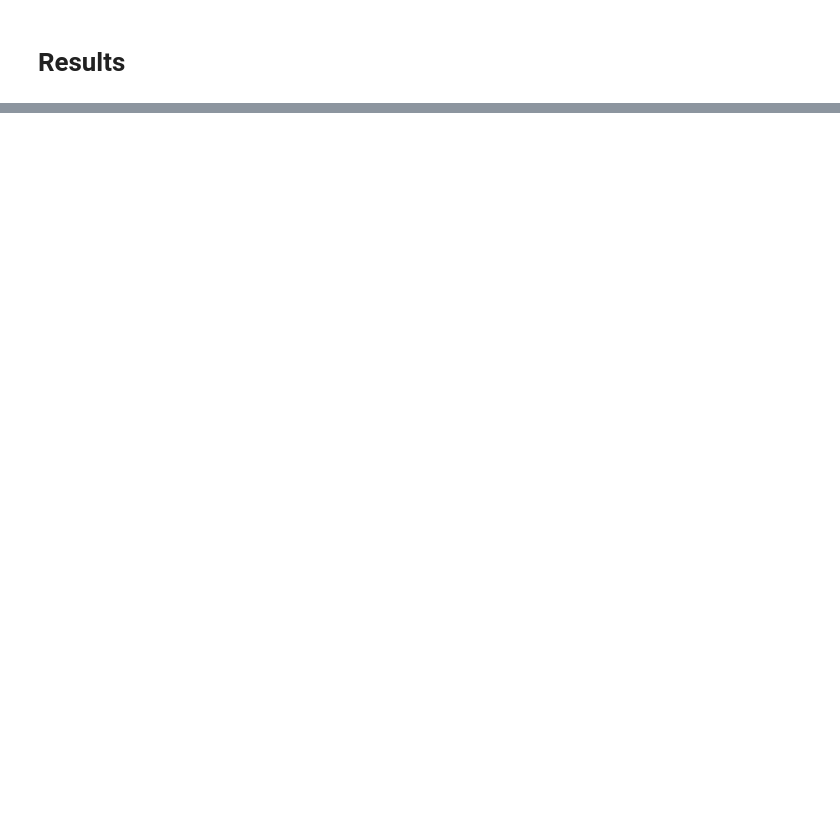
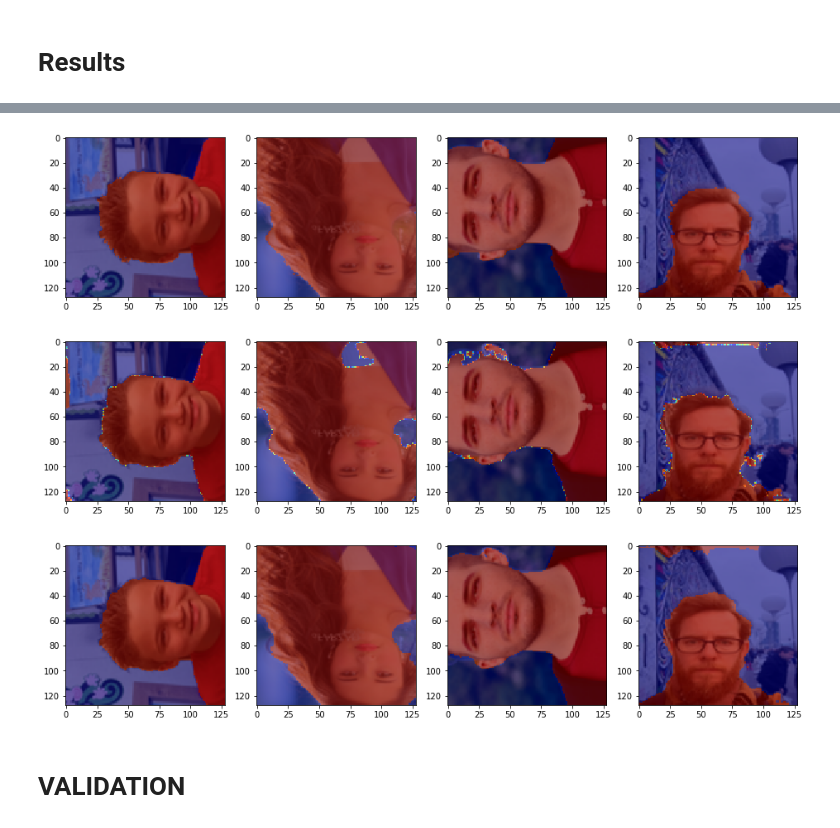
Before and after one commit to kboroszko/NN2, a Jupyter notebook: third_self_aug.ipynb, the cells around one changed output, grey strips where cells are left out. Cells and saved outputs as stored; diff of their text form; code cells hidden in the pictures; blank space fills up the shorter version.

```diff
--- a/third_self_aug.ipynb
+++ b/third_self_aug.ipynb
@@ -659,16 +683,26 @@ imshow_masked([{'image':tr(image)[0].detach().cpu(), 'mask':y_pred2[0].detach().
 # %%
+def to_mask(mask):
+    return (mask > 0.5).float()
+
+
+
+
 dataiter = iter(trainloader)
 one_data = dataiter.next()
 image = one_data['image'].to(device)
 y_true = one_data['mask'].to(device)
 
 unet.set_augumented(False)
 y_pred = unet(image)
 
 imshow_masked([{'image':image[i].cpu(), 'mask':y_true[i].cpu()} for i in range(4)])
 imshow_masked([{'image':image[i].cpu(), 'mask':y_pred[i].detach().cpu()} for i in range(4)])
 
 unet.set_augumented(True)
 y_pred2 = unet(image)
 
-imshow_masked([{'image':image[i].cpu(), 'mask':y_pred2[i].detach().cpu()} for i in range(4)])
+imshow_masked([{'image':image[i].cpu(), 'mask':to_mask(y_pred2[i].detach().cpu())} for i in range(4)])
+# %% [output]
+[figure, added]
+[figure, added]
+[figure, added]
@@ -674,0 +769,2 @@ imshow_masked([{'image':image[i].cpu(), 'mask':y_pred2[i].detach().cpu()} for i
+# %% [markdown]
+# VALIDATION
```
Also changed, not shown: parts of 22 cells of this notebook, 8 other files.
